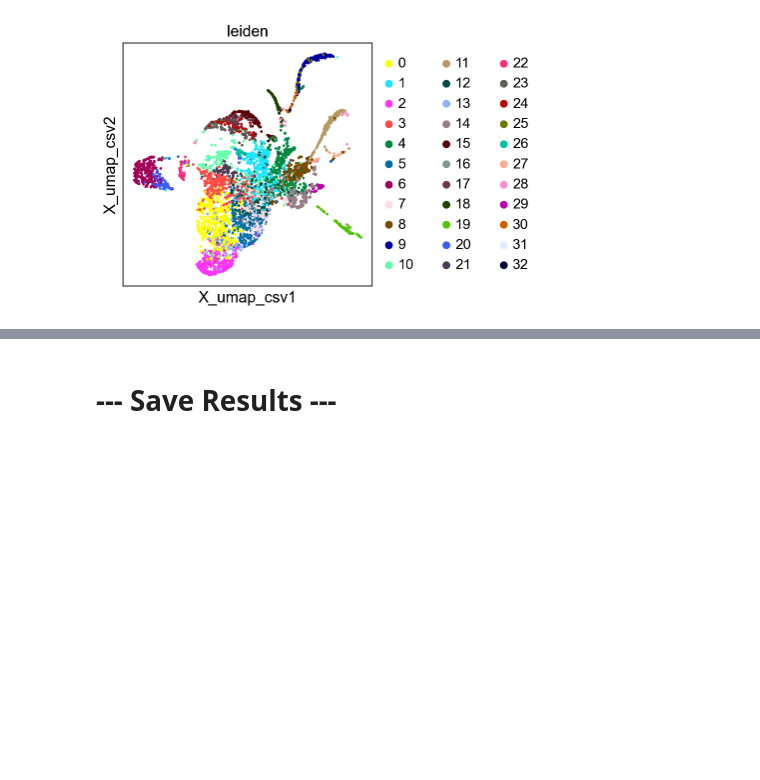
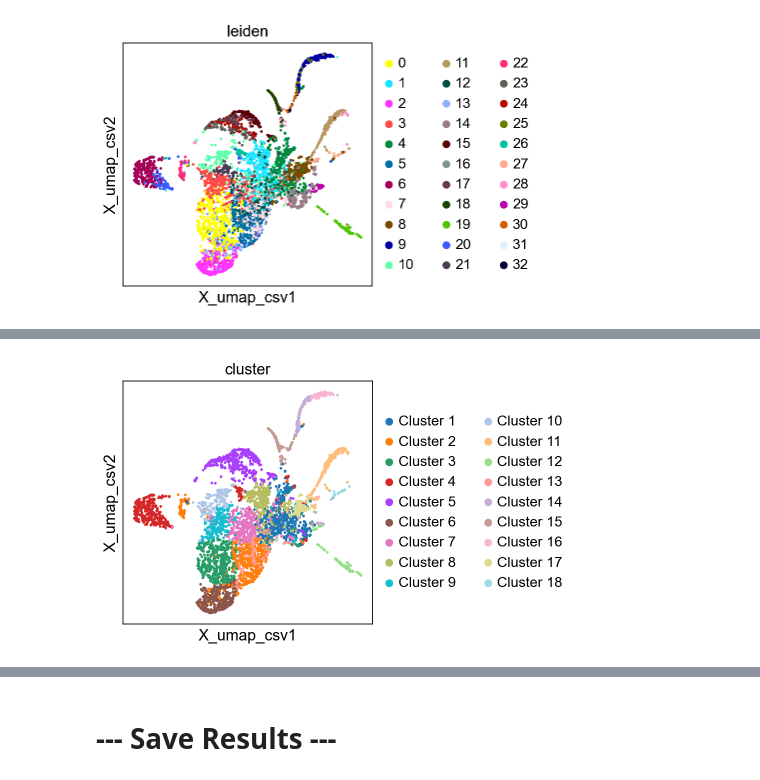
Before and after one commit to michal7kw/scMulti_merged_matrix, a Jupyter notebook: process_sc_data.ipynb, the cells around one changed output, grey strips where cells are left out. Cells and saved outputs as stored; diff of their text form; code cells hidden in the pictures; blank space fills up the shorter version.

Commit message:
fetch cluster from loupe Browser

```diff
--- a/process_sc_data.ipynb
+++ b/process_sc_data.ipynb
@@ -185,0 +192,3 @@ adata= adata[condition_mask, :]
+# %%
+cluster_labels = pd.read_csv("GEX_Graph-Based.csv")
+cluster_labels.head()
@@ -185,0 +202,7 @@ adata= adata[condition_mask, :]
+# %%
+cluster_labels.set_index('Barcode', inplace=True)
+adata.obs = adata.obs.join(cluster_labels)
+# %%
+# Rename the 'GEX Graph-based' column to 'cluster'
+adata.obs = adata.obs.rename(columns={'GEX Graph-based': 'cluster'})
+adata.obs.head()
@@ -514,3 +544,7 @@ sc.pl.embedding(adata, basis='X_umap_csv', color=['leiden'], save='_umap_csv_lei
 Adding alternative UMAP projection from CSV...
 WARNING: saving figure to file figures\X_umap_csv_umap_csv_leiden.png
 [figure]
+# %%
+# Plot the new UMAP projection
+sc.pl.embedding(adata, basis='X_umap_csv', color=['cluster'], save='_umap_csv_cluster.png')
+# %% [output]
@@ -516,0 +552 @@ WARNING: saving figure to file figures\X_umap_csv_umap_csv_leiden.png
+[figure, added]
```
Also changed, not shown: parts of 9 cells of this notebook, 4 other files.
